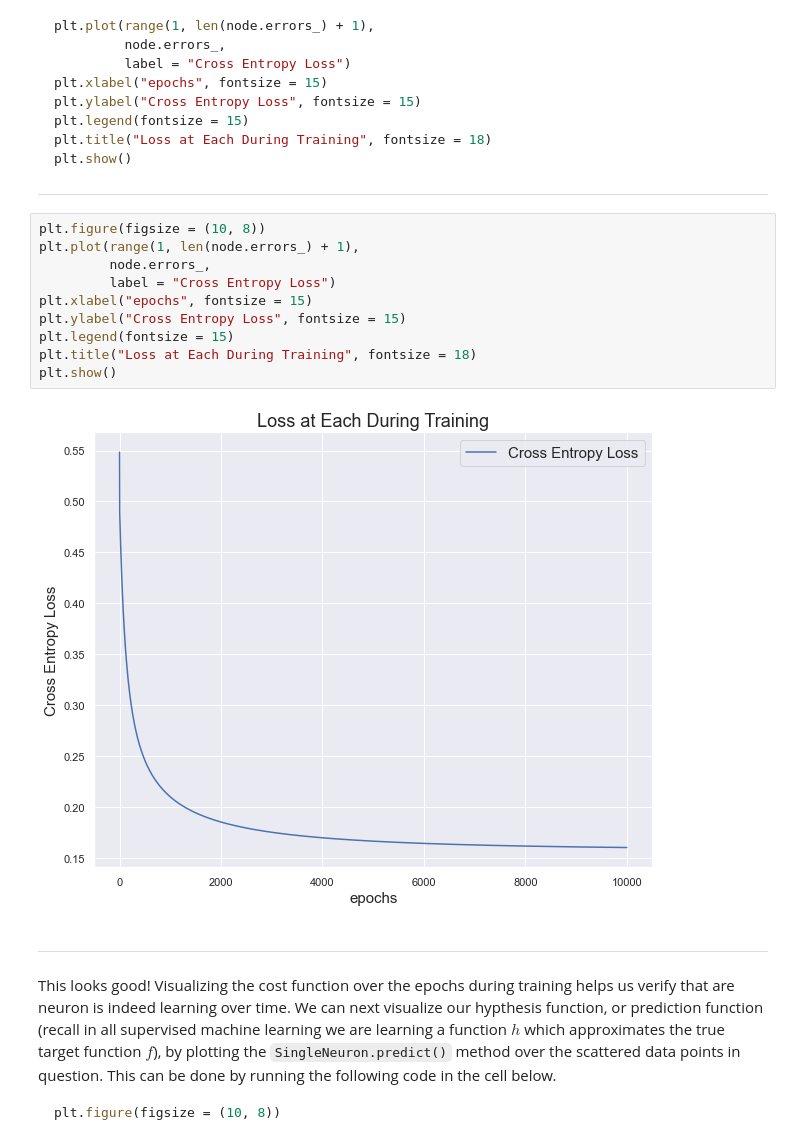
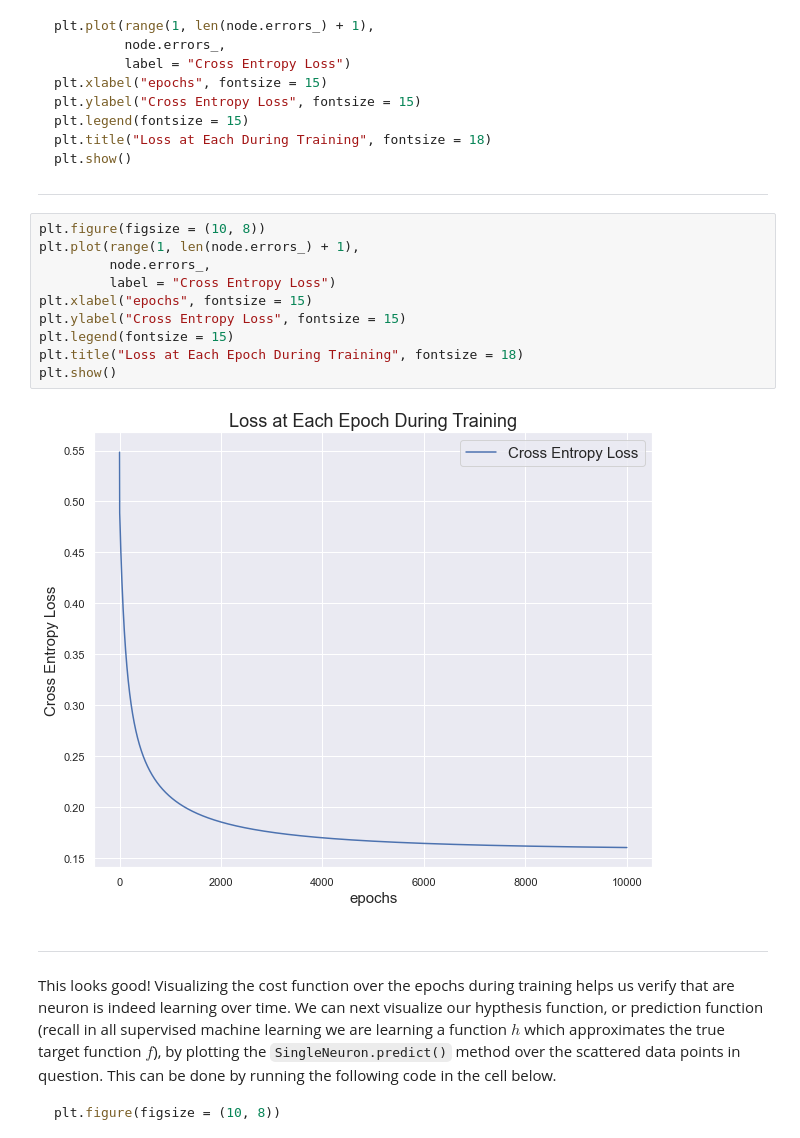
Before and after one commit to RandyRDavila/Data_Science_and_Machine_Learning_Spring_2022, a Jupyter notebook: Lecture_5/Lecture_5_1.ipynb, the cells around one changed output. Drawn from its saved outputs; the diff is of its cells as text.

```diff
--- a/Lecture_5/Lecture_5_1.ipynb
+++ b/Lecture_5/Lecture_5_1.ipynb
@@ -522,15 +522,15 @@ plt.show()
 # %%
 plt.figure(figsize = (10, 8))
 plt.plot(range(1, len(node.errors_) + 1),
          node.errors_,
          label = "Cross Entropy Loss")
 plt.xlabel("epochs", fontsize = 15)
 plt.ylabel("Cross Entropy Loss", fontsize = 15)
 plt.legend(fontsize = 15)
-plt.title("Loss at Each During Training", fontsize = 18)
+plt.title("Loss at Each Epoch During Training", fontsize = 18)
 plt.show()
 # %% [output]
-[figure, old version]
+[figure, new version]
 # %% [markdown]
 ---
 
```
